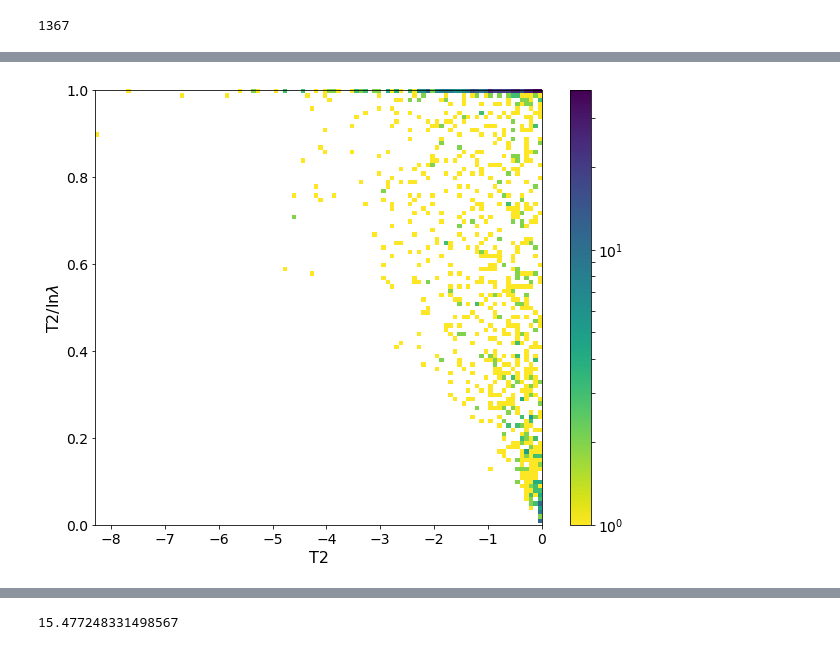
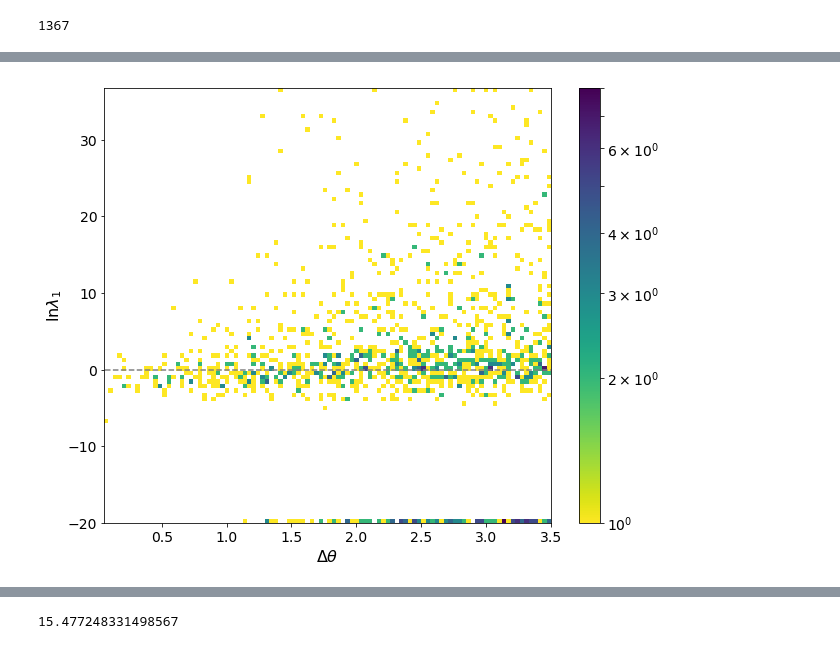
Before and after one commit to hayalaso/Analyses_AMON, a Jupyter notebook: HAWC_IC/multi_correlation_analysis.ipynb, the cells around one changed output, grey strips where cells are left out. Cells and saved outputs as stored; diff of their text form; code cells hidden in the pictures.

```diff
--- a/HAWC_IC/multi_correlation_analysis.ipynb
+++ b/HAWC_IC/multi_correlation_analysis.ipynb
@@ -345,16 +386,24 @@ savefig("/Users/hugo/AMON/Technical_Notes/IC-HAWC_Analysis/T1vsLLH.pdf")
 # %%
-from matplotlib.colors import LogNorm
-rcParams['figure.figsize'] = (10, 8)
-hist2d(df_result3.T2,df_result3.T2/df_result3.LLH,bins=100,cmap='viridis_r',norm=LogNorm(),
-       #range=[[-10,0], [0,1]]
-      )
+# from matplotlib.colors import LogNorm
+# rcParams['figure.figsize'] = (10, 8)
+# hist2d(df_result3.T2,df_result3.T2/df_result3.LLH,bins=50,cmap='viridis_r',norm=LogNorm(),
+#        range=[[-10,70], [-1,1]]
+#       )
 
-xlabel(r"T2",fontsize=16)
-ylabel(r'T2/$\ln \lambda$',fontsize=16)
-#xlim(-10,0)
-ylim(0,1)
-colorbar()
-#zscale('log')np.log(1-phwc)
-savefig("/Users/hugo/AMON/Technical_Notes/IC-HAWC_Analysis/T2vsLLH.pdf")
+# xlabel(r"T2",fontsize=16)
+# ylabel(r'T2/$\ln \lambda$',fontsize=16)
+# #xlim(-10,0)
+# #ylim(0,1)
+# colorbar()
+# #zscale('log')np.log(1-phwc)
+# savefig("/Users/hugo/AMON/Technical_Notes/IC-HAWC_Analysis/T2vsLLH.pdf")
-# %% [output]
-[figure, removed]
+# %%
+from matplotlib.colors import LogNorm
+hist2d(df_result3.SpcAng,df_result3.T1,bins=100,cmap='viridis_r',norm=LogNorm())
+colorbar()
+xlabel(r"$\Delta \theta$",fontsize=16)
+ylabel(r'$\ln \lambda_1$',fontsize=16)
+hlines(0,0,3.5,linestyles='--',colors='gray')
+savefig("/Users/hugo/AMON/Technical_Notes/IC-HAWC_Analysis/T1vsTheta.pdf")
+# %% [output]
+[figure, added]
```
Also changed, not shown: parts of 17 cells of this notebook, 1 other file.
